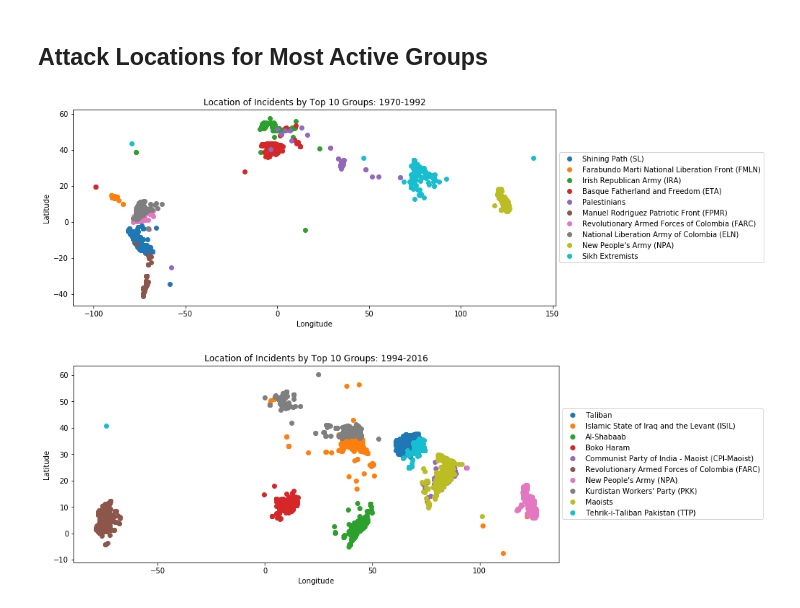
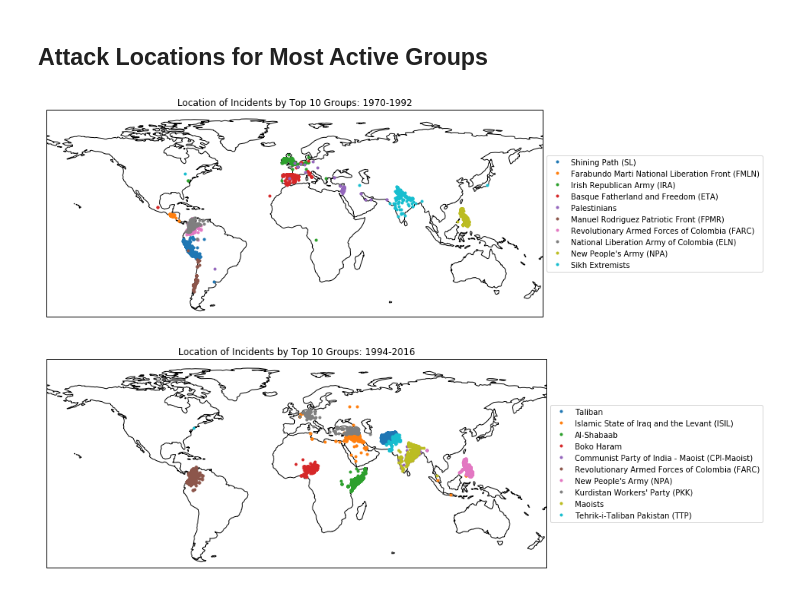
Before and after one commit to jack89roberts/GTD, a Jupyter notebook: GTD_Challenge.ipynb, the cells around one changed output. Cells and saved outputs as stored; diff of their text form; code cells hidden in the pictures.

Commit message:
plot maps with cartopy

```diff
--- a/GTD_Challenge.ipynb
+++ b/GTD_Challenge.ipynb
@@ -233,33 +235,39 @@ plt.xlabel('No. Incidents');
 # %% [markdown]
 ## Attack Locations for Most Active Groups
 # %%
-def plot_lonlat(start,stop,n_groups=10):
+def plot_lonlat(start, stop, ax, n_groups=10):
     '''Plot longitude and latitude for top n_groups
        between the years start and stop'''
 
     # extract years of interest
     incs = df[start:stop][['gname','longitude','latitude']].dropna()
+
     # find top n_groups for this period
     top_grps = incs['gname'].value_counts().head(n_groups).index
 
-    # make figure, get axes
-    ax=plt.figure(figsize=(15,5)).gca()
+    # make figure with map to plot
+    fig = plt.figure(figsize=(15,5))
+    ax = plt.axes(projection=ccrs.PlateCarree())
+    ax.coastlines()
 
     for grp in top_grps:
         grp_incs = incs[incs['gname']==grp]
-        plt.plot(grp_incs['longitude'],grp_incs['latitude'],marker='o', linestyle='', label=grp)
+        plt.plot(grp_incs['longitude'],grp_incs['latitude'],label=grp,
+                 linestyle='', marker='o', markersize=3)
 
     # Put legend outside plot, from:
     # https://stackoverflow.com/questions/4700614/how-to-put-the-legend-out-of-the-plot
     box = ax.get_position()
     ax.set_position([box.x0, box.y0, box.width * 0.8, box.height])
     ax.legend(loc='center left', bbox_to_anchor=(1, 0.5));
     plt.title('Location of Incidents by Top {} Groups: {}-{}'.format(n_groups,start,stop))
     plt.xlabel('Longitude')
     plt.ylabel('Latitude');
+    plt.xlim(-180,180)
+    plt.ylim(-60,90)
 
-plot_lonlat('1970','1992')
-plot_lonlat('1994','2016')
+plot_lonlat('1970','1992',ax)
+plot_lonlat('1994','2016',ax)
 # %% [output]
-[figure, old version]
+[figure, new version]
-[figure, old version]
+[figure, new version]
```
Also changed, not shown: parts of 2 cells of this notebook.
